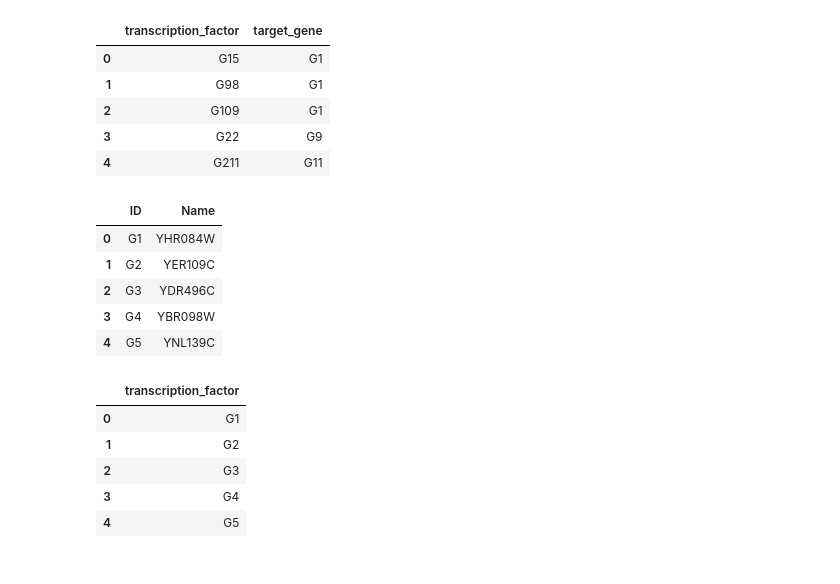
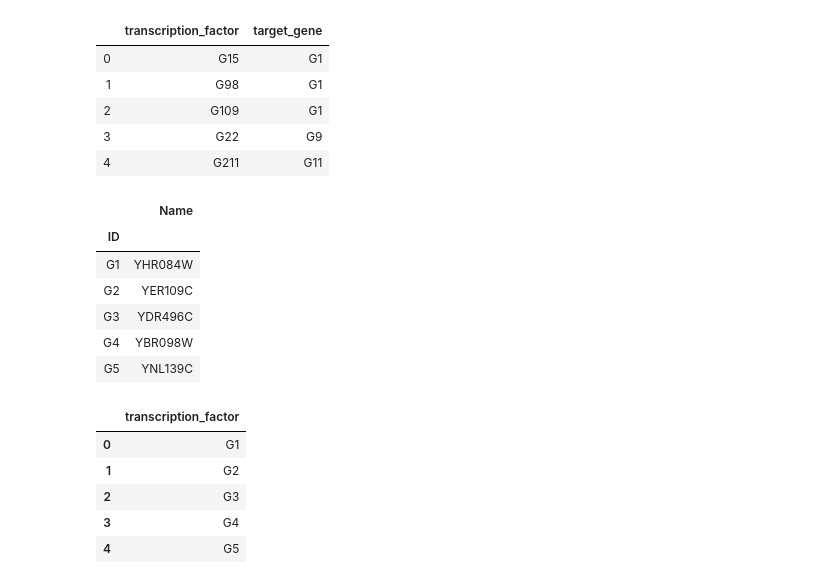
Before and after one commit to RuzickaJiri/Computer_Sciences, a Jupyter notebook: Graph_Theory.ipynb, the cells around one changed output. Saved outputs shown, nothing was run; the diff lists cells and outputs as text; code cells hidden in the pictures.

```diff
--- a/Graph_Theory.ipynb
+++ b/Graph_Theory.ipynb
@@ -37,14 +37,16 @@ network.head()
 | 3 | G22 | G9 |
 | 4 | G211 | G11 |
 # %%
+gene = gene.set_index('ID')
 gene.head()
 # %% [output]
-|  | ID | Name |
-| 0 | G1 | YHR084W |
-| 1 | G2 | YER109C |
-| 2 | G3 | YDR496C |
-| 3 | G4 | YBR098W |
-| 4 | G5 | YNL139C |
+|  | Name |
+| ID |  |
+| G1 | YHR084W |
+| G2 | YER109C |
+| G3 | YDR496C |
+| G4 | YBR098W |
+| G5 | YNL139C |
 # %%
 transcription.head()
 # %% [output]
```
Also changed, not shown: parts of 30 cells of this notebook.
